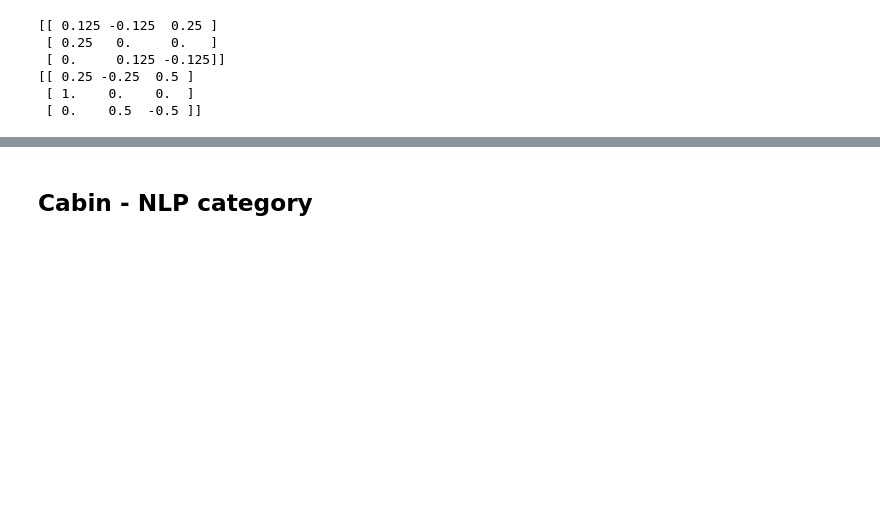
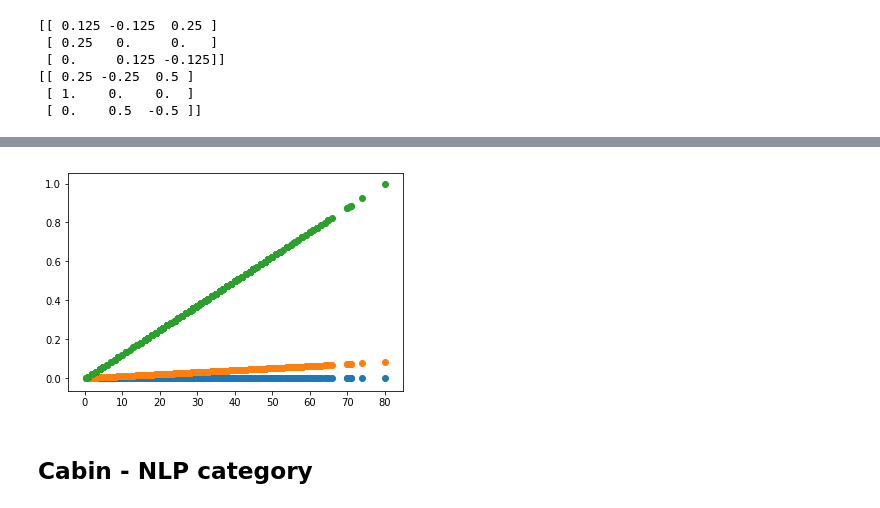
Before and after one commit to GoatWang/IIIMaterial, a Jupyter notebook: 02_PreProcessing/main02.ipynb, the cells around one changed output, grey strips where cells are left out. Drawn from its saved outputs; the diff is of its cells as text; code cells hidden in the pictures; blank space fills up the shorter version.

```diff
--- a/02_PreProcessing/main02.ipynb
+++ b/02_PreProcessing/main02.ipynb
@@ -271,3 +315,11 @@ df[['avg_age', 'avg_age_l1', 'avg_age_l2']].head()
+# %%
+# X = df[['avg_age', 'avg_age_l1']].values
+plt.scatter(df['avg_age'], df['avg_age_l1'])
+plt.scatter(df['avg_age'], df['avg_age_l2'])
+plt.scatter(df['avg_age'], df['avg_age_01'])
+plt.show()
+# %% [output]
+[figure, added]
 # %% [markdown]
 ## Cabin - NLP category
 # %%
```
Also changed, not shown: parts of 6 cells of this notebook, 2 other files.
